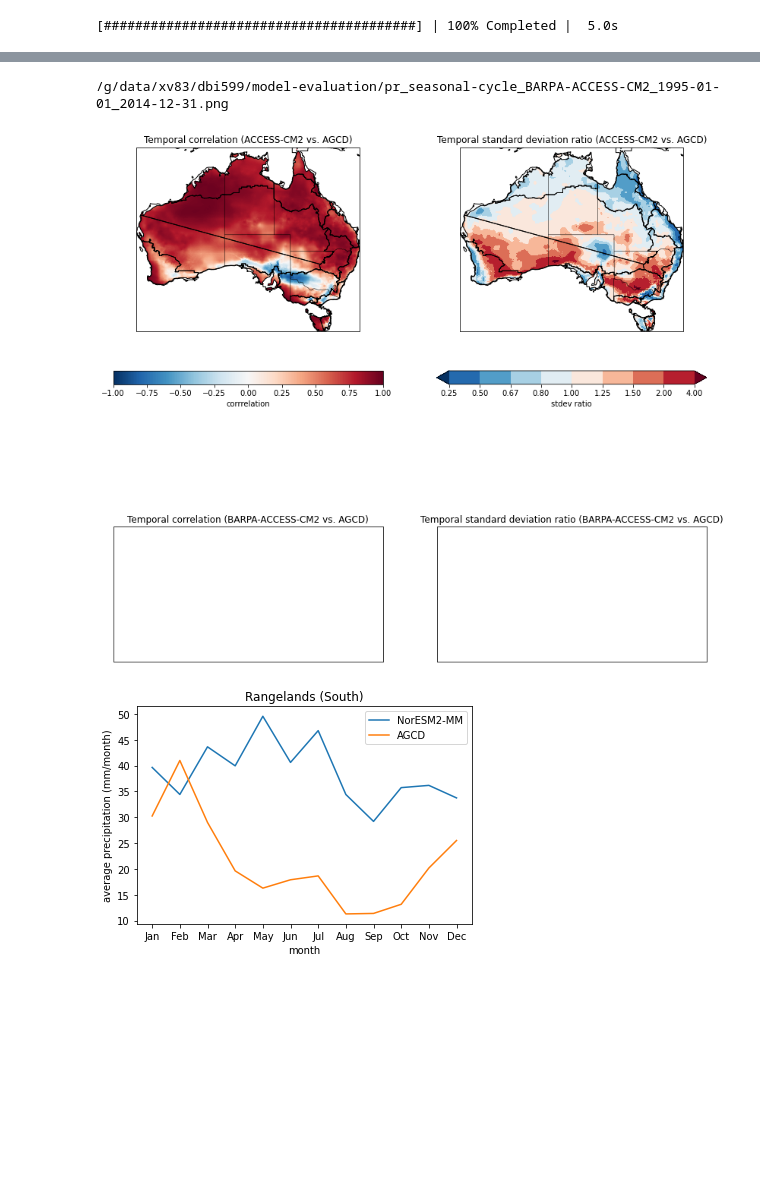
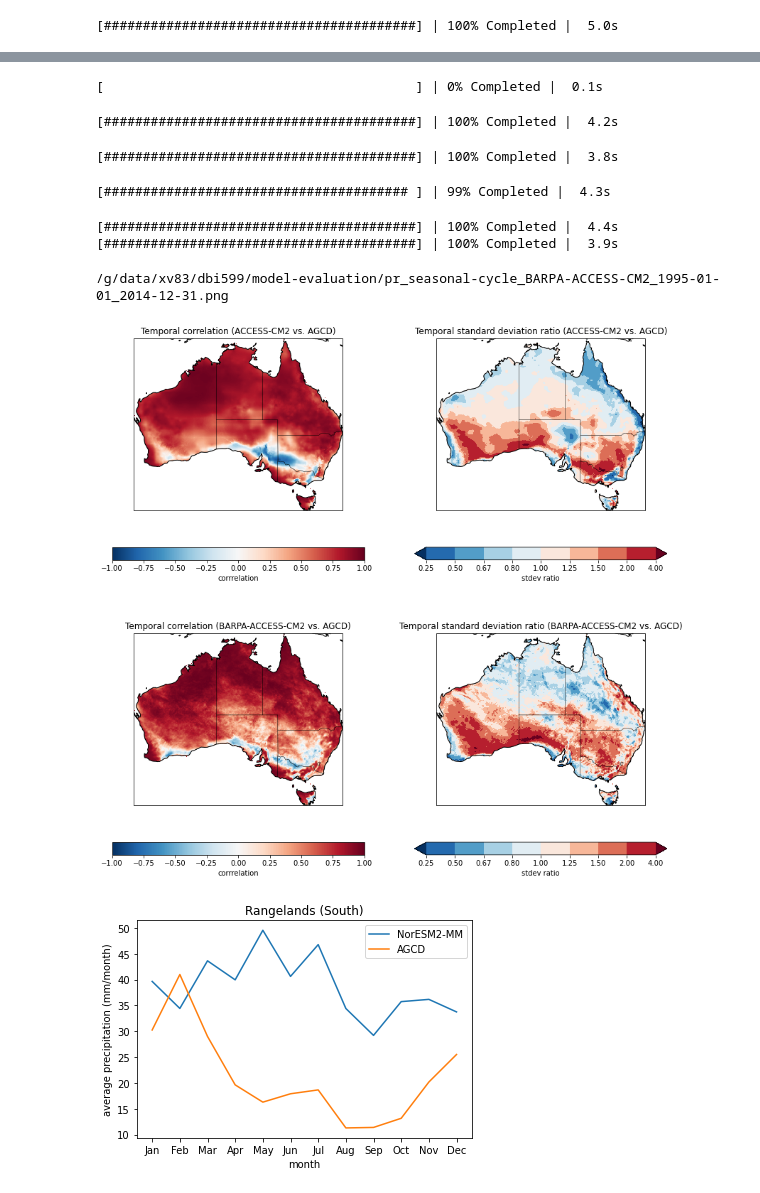
Before and after one commit to AusClimateService/model-evaluation, a Jupyter notebook: pr_evaluation.ipynb, the cells around one changed output, grey strips where cells are left out. Saved outputs shown, nothing was run; the diff lists cells and outputs as text; code cells hidden in the pictures; blank space fills up the shorter version.

```diff
--- a/pr_evaluation.ipynb
+++ b/pr_evaluation.ipynb
@@ -254,13 +312,18 @@ agcd_monthly_clim = agcd_monthly_clim.compute()
 # %% [output]
 [########################################] | 100% Completed |  5.0s
 # %%
-def plot_temporal_eval(parent_monthly_clim, agcd_monthly_clim, parent_name, rcm_name):
+def plot_temporal_eval(
+    parent_monthly_clim, agcd_monthly_clim, parent_name, rcm_name, rcm_monthly_clim=None, clusters=False):
     """Plot assessment of phase and amplitude of seasonal cycle"""
 
     parent_corr = xr.corr(parent_monthly_clim, agcd_monthly_clim, dim='month')
     parent_std = parent_monthly_clim.std(dim='month', keep_attrs=True)
     agcd_std = agcd_monthly_clim.std(dim='month', keep_attrs=True)
     parent_std_ratio = parent_std / agcd_std
+    if type(rcm_monthly_clim) == xr.core.dataarray.DataArray:
+        rcm_corr = xr.corr(rcm_monthly_clim, agcd_monthly_clim, dim='month')
+        rcm_std = rcm_monthly_clim.std(dim='month', keep_attrs=True)
+        rcm_std_ratio = rcm_std / agcd_std
 
     std_ratio_levels = [0.25, 0.5, 0.67, 0.8, 1.0, 1.25, 1.5, 2.0, 4.0]
     fig = plt.figure(figsize=[14, 14])
@@ -288,14 +351,36 @@ def plot_temporal_eval(parent_monthly_clim, agcd_monthly_clim, parent_name, rcm_
     ax2.set_title(f'Temporal standard deviation ratio ({parent_name} vs. AGCD)')
 
     ax3 = fig.add_subplot(223, projection=ccrs.PlateCarree())
+    if type(rcm_monthly_clim) == xr.core.dataarray.DataArray:
+        rcm_corr.plot(
+            ax=ax3,
+            transform=ccrs.PlateCarree(),
+            cmap='RdBu_r',
+            vmax=1,
+            vmin=-1,
+            cbar_kwargs = {'orientation': 'horizontal', 'label': 'corrrelation'}
+        )
     ax3.set_title(f'Temporal correlation ({rcm_name}-{parent_name} vs. AGCD)')
 
     ax4 = fig.add_subplot(224, projection=ccrs.PlateCarree())
+    if type(rcm_monthly_clim) == xr.core.dataarray.DataArray:
+        rcm_std_ratio.plot(
+            ax=ax4,
+            transform=ccrs.PlateCarree(),
+            cmap='RdBu_r',
+            levels=std_ratio_levels,
+            extend='both',
+            cbar_kwargs = {'orientation': 'horizontal', 'label': 'stdev ratio'}
+        )
     ax4.set_title(f'Temporal standard deviation ratio ({rcm_name}-{parent_name} vs. AGCD)')
 
-    for ax in [ax1, ax2]:
+    ax_list = [ax1, ax2]
+    if type(rcm_monthly_clim) == xr.core.dataarray.DataArray:
+        ax_list = ax_list + [ax3, ax4]
+    for ax in ax_list:
         ax.coastlines()
-        ax.add_geometries(nrm_sub_clusters.geometry, ccrs.PlateCarree(), facecolor='none', edgecolor='black')
+        if clusters:
+            ax.add_geometries(nrm_sub_clusters.geometry, ccrs.PlateCarree(), facecolor='none', edgecolor='black')
         ax.add_feature(cartopy.feature.STATES, linewidth=0.3)
     #plt.suptitle(title)
     outfile = f'/g/data/xv83/dbi599/model-evaluation/pr_seasonal-cycle_{rcm_name}-{parent_name}_{start_date}_{end_date}.png'
@@ -314,13 +403,20 @@ plot_temporal_eval(
 # %%
 plot_temporal_eval(
     monthly_clim_dict['ACCESS-CM2']['pr'],
     agcd_monthly_clim['precip'],
     'ACCESS-CM2',
-    'BARPA'
+    'BARPA',
+    monthly_clim_dict['BARPA']['pr']
 )
 # %% [output]
-/g/data/xv83/dbi599/model-evaluation/pr_seasonal-cycle_BARPA-ACCESS-CM2_1995-01-01_2014-12-31.png
+[                                        ] | 0% Completed |  0.1s
+[########################################] | 100% Completed |  4.2s
+[########################################] | 100% Completed |  3.8s
+[####################################### ] | 99% Completed |  4.3s
+[########################################] | 100% Completed |  4.4s
+[########################################] | 100% Completed |  3.9s
+/g/data/xv83/dbi599/model-evaluation/pr_seasonal-cycle_BARPA-ACCESS-CM2_1995-01-01_2014-12-31.png
-[figure, old version]
+[figure, new version]
 # %%
 def plot_seasonal_cycle(parent_monthly_clim, agcd_monthly_clim, cluster_name, parent_name):
     """Plot seasonal cycle for a given NRM cluster"""
```
Also changed, not shown: parts of 14 cells of this notebook.
